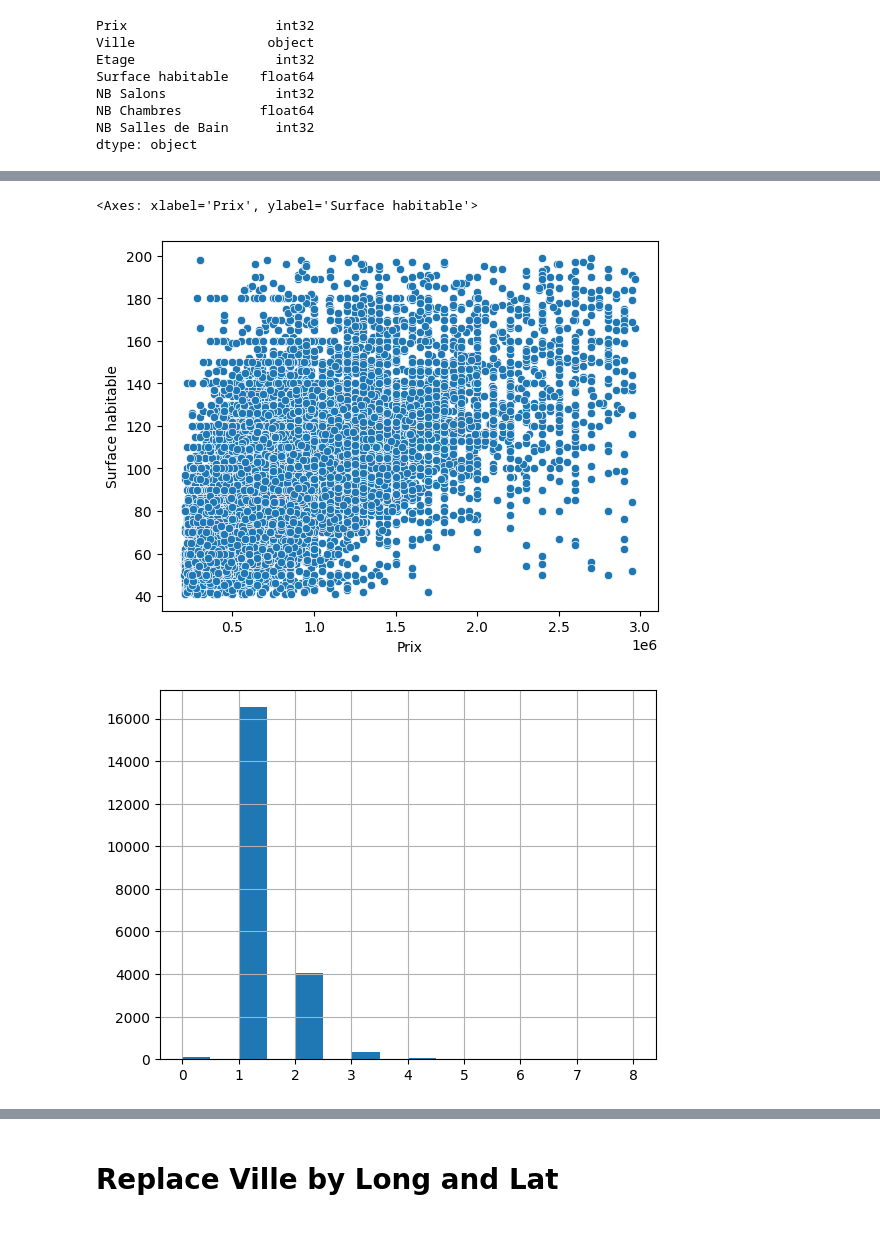
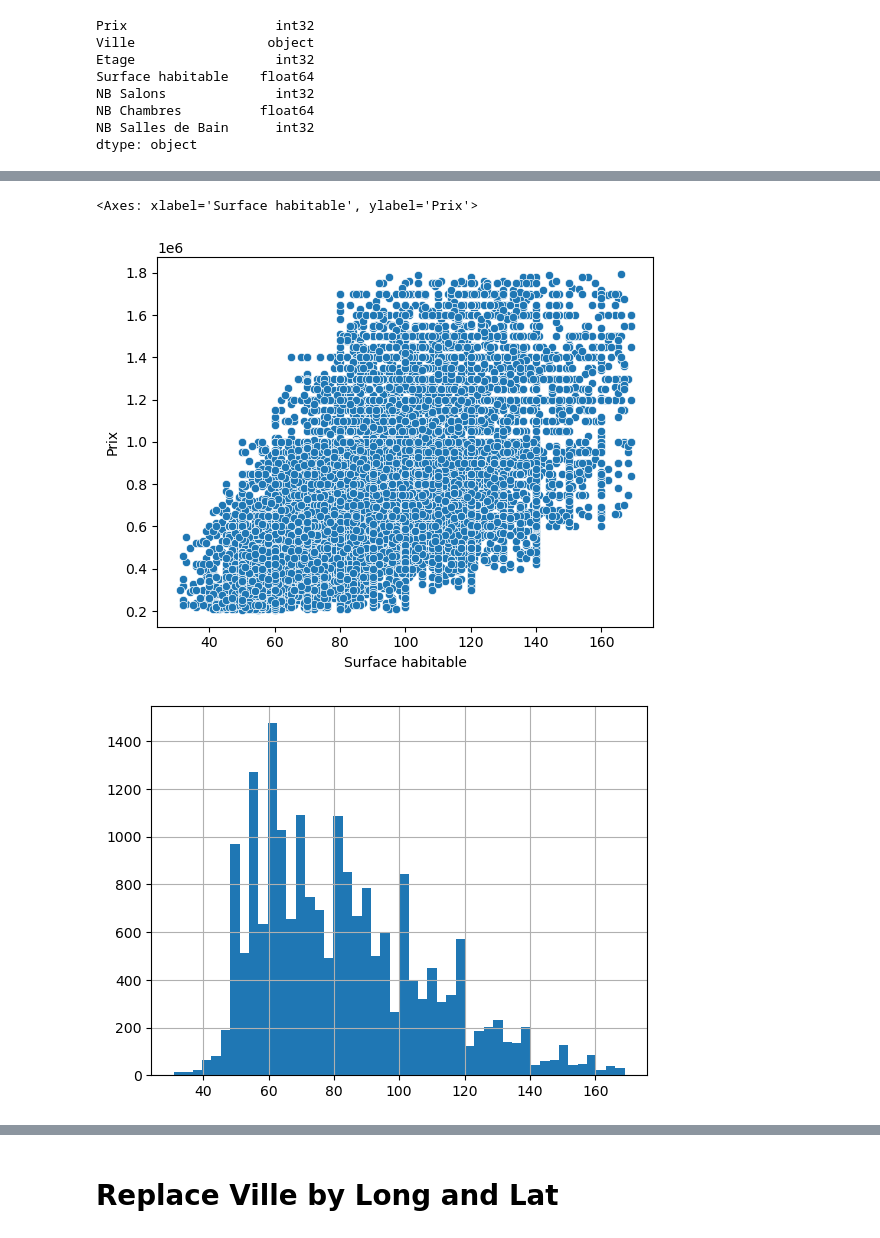
Before and after one commit to WailBouhadda/Apartment-Price-Prediction---Data-Mining, a Jupyter notebook: Data_Preprocessing.ipynb, the cells around one changed output, grey strips where cells are left out. Saved outputs shown, nothing was run; the diff lists cells and outputs as text; code cells hidden in the pictures.

```diff
--- a/Data_Preprocessing.ipynb
+++ b/Data_Preprocessing.ipynb
@@ -350,15 +386,23 @@ sb.boxplot(data=df[['Prix']])
+# %%
+df3 = df3[~((df3['Surface habitable'] > 100) & (df3['Prix'] < 300000))]
+# %%
+df3 = df3[~((df3['Surface habitable'] > 120) & (df3['Prix'] < 400000))]
+# %%
+df3 = df3[~((df3['Surface habitable'] > 140) & (df3['Prix'] < 600000))]
+# %%
+df = df3
 # %%
-sb.scatterplot(data=df, y='Surface habitable', x='Prix')
+sb.scatterplot(data=df, x='Surface habitable', y='Prix')
 # %% [output]
-<Axes: xlabel='Prix', ylabel='Surface habitable'>
+<Axes: xlabel='Surface habitable', ylabel='Prix'>
-[figure, old version]
+[figure, new version]
 # %%
 import matplotlib.pyplot as plt
 plt.figure()
-df['NB Salons'].hist(bins='auto', alpha=1)
+df['Surface habitable'].hist(bins='auto', alpha=1)
 plt.show()
 # %% [output]
-[figure, old version]
+[figure, new version]
 # %%
 sb.kdeplot(df['Prix'], shade=True, bw_adjust=100)
 # %% [output]
```
Also changed, not shown: parts of 33 cells of this notebook, 17 other files.
